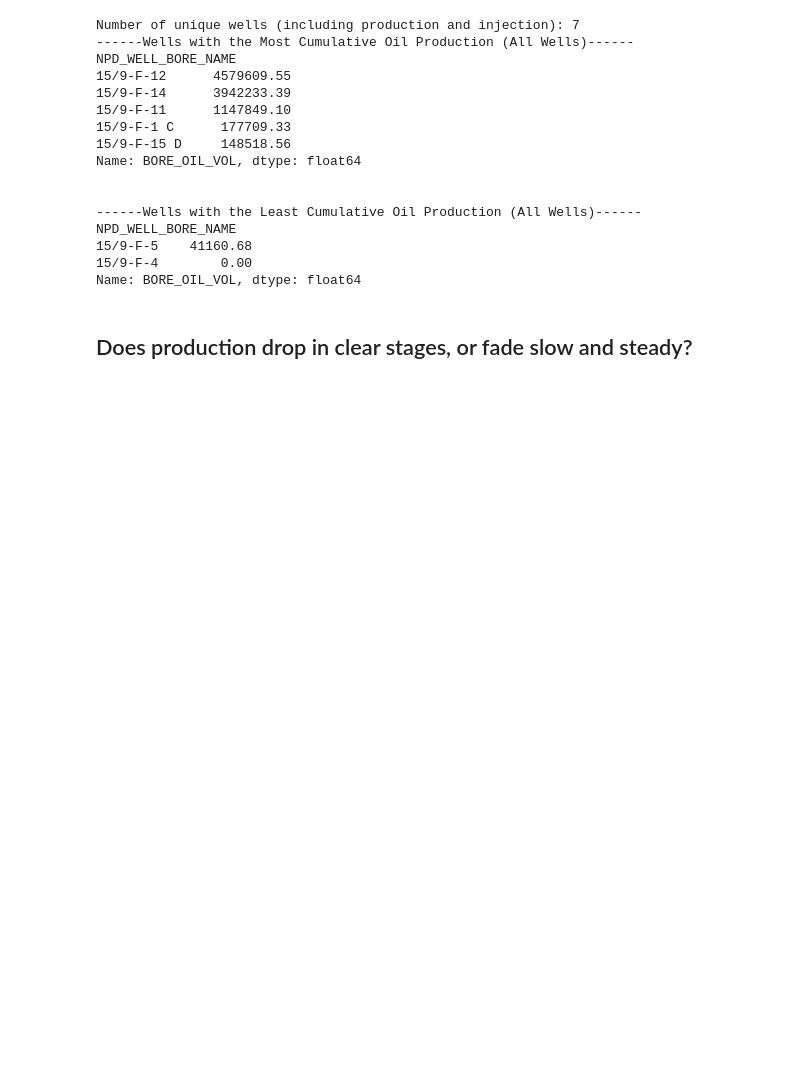
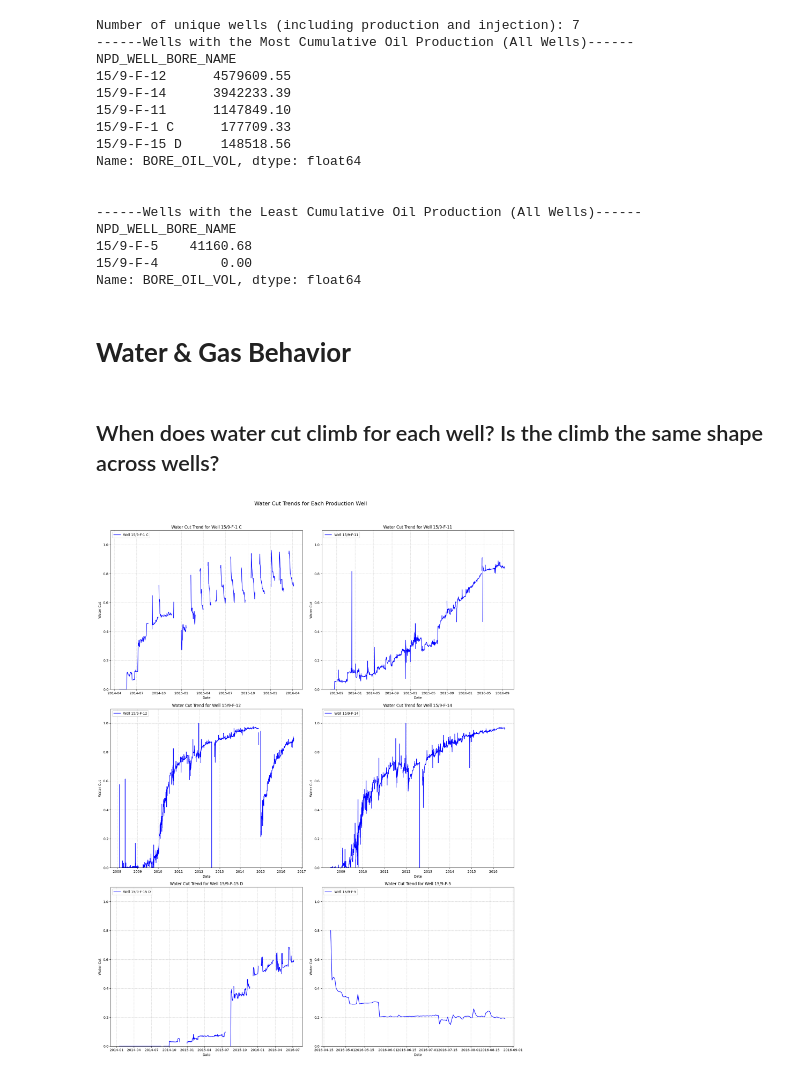
Before and after one commit to Calebchike/Volve_Production_EDA, a Jupyter notebook: Volve_Production_EDA_Q&A.ipynb, the cells around one changed output. Saved outputs shown, nothing was run; the diff lists cells and outputs as text; code cells hidden in the pictures; blank space fills up the shorter version.

```diff
--- a/Volve_Production_EDA_Q&A.ipynb
+++ b/Volve_Production_EDA_Q&A.ipynb
@@ -245,5 +294,53 @@ NPD_WELL_BORE_NAME
 15/9-F-5    41160.68
 15/9-F-4        0.00
 Name: BORE_OIL_VOL, dtype: float64
-# %% [markdown]
-## Does production drop in clear stages, or fade slow and steady?
+# %% [markdown]
+# **Water & Gas Behavior**
+# %% [markdown]
+## When does water cut climb for each well? Is the climb the same shape across wells?
+# %%
+
+production_df = volve[volve['FLOW_KIND'] == 'production'].copy()
+
+# Fill NaN production volumes with 0 for accurate water cut calculation
+production_df['BORE_OIL_VOL'] = production_df['BORE_OIL_VOL'].fillna(0)
+production_df['BORE_WAT_VOL'] = production_df['BORE_WAT_VOL'].fillna(0)
+
+# Calculate Water Cut (WC = BORE_WAT_VOL / (BORE_OIL_VOL + BORE_WAT_VOL))
+# Handle division by zero and cases where no fluids are produced.
+production_df['Total_Fluid_Volume'] = production_df['BORE_OIL_VOL'] + production_df['BORE_WAT_VOL']
+
+def calculate_water_cut(row):
+    if row['Total_Fluid_Volume'] > 0:
+        return row['BORE_WAT_VOL'] / row['Total_Fluid_Volume']
+    else:
+        return np.nan # Water cut is undefined if no fluids are produced
+
+production_df['WATER_CUT'] = production_df.apply(calculate_water_cut, axis=1)
+
+# Get unique production well bore codes
+production_well_codes = production_df['NPD_WELL_BORE_NAME'].unique()
+
+plt.figure(figsize=(18, len(production_well_codes) * 4))
+num_wells = len(production_well_codes)
+num_cols = 2
+num_rows = (num_wells + num_cols - 1) // num_cols
+
+for i, well in enumerate(production_well_codes):
+    well_data = production_df[production_df['NPD_WELL_BORE_NAME'] == well].copy()
+    well_data = well_data.sort_index()
+
+    plt.subplot(num_rows, num_cols, i + 1)
+    plt.plot(well_data.index, well_data['WATER_CUT'], label=f'Well {well}', color='blue') # Use well_data.index for plotting dates
+    plt.title(f'Water Cut Trend for Well {well}', fontsize=12)
+    plt.xlabel('Date', fontsize=10)
+    plt.ylabel('Water Cut', fontsize=10)
+    plt.grid(True, linestyle='--', alpha=0.6)
+    plt.legend(loc='upper left')
+    plt.ylim(0, 1.1) # Water cut ranges from 0 to 1
+
+plt.suptitle('Water Cut Trends for Each Production Well', y=1.00, fontsize=16)
+plt.tight_layout(rect=[0, 0.03, 1, 0.98]) # Adjust layout to prevent suptitle overlap
+plt.show()
+# %% [output]
+[figure, added]
```
Also changed, not shown: parts of 20 cells of this notebook.
